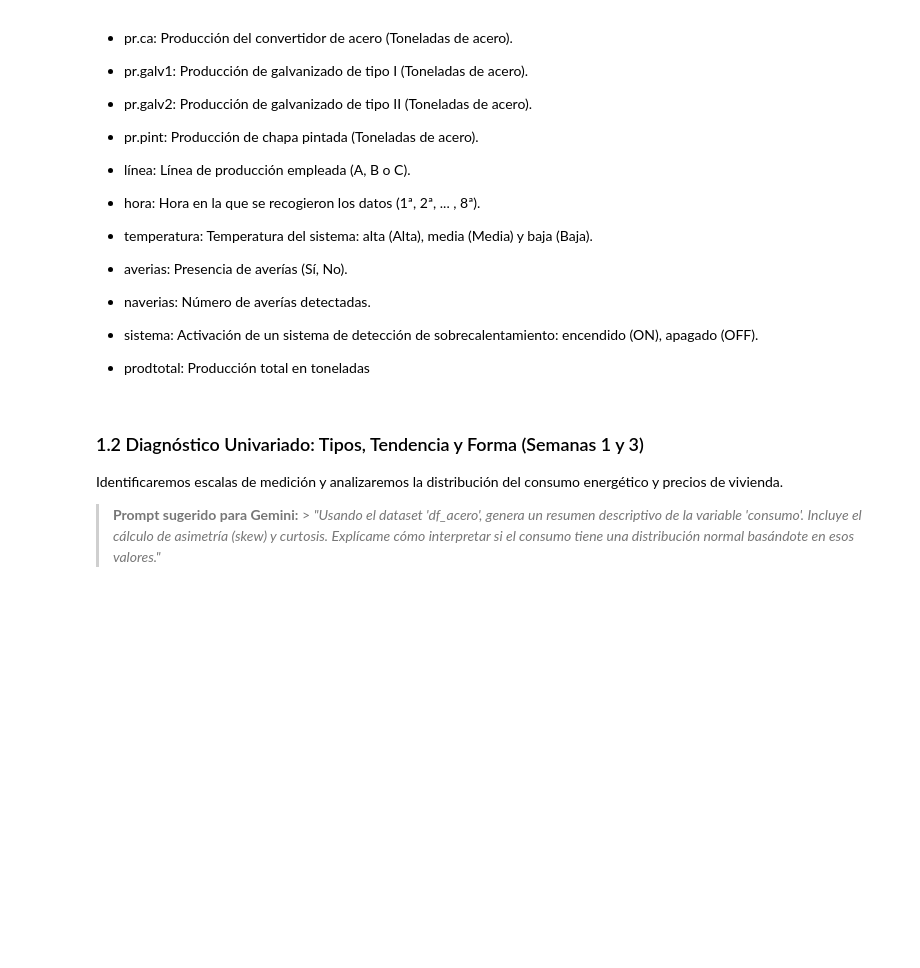
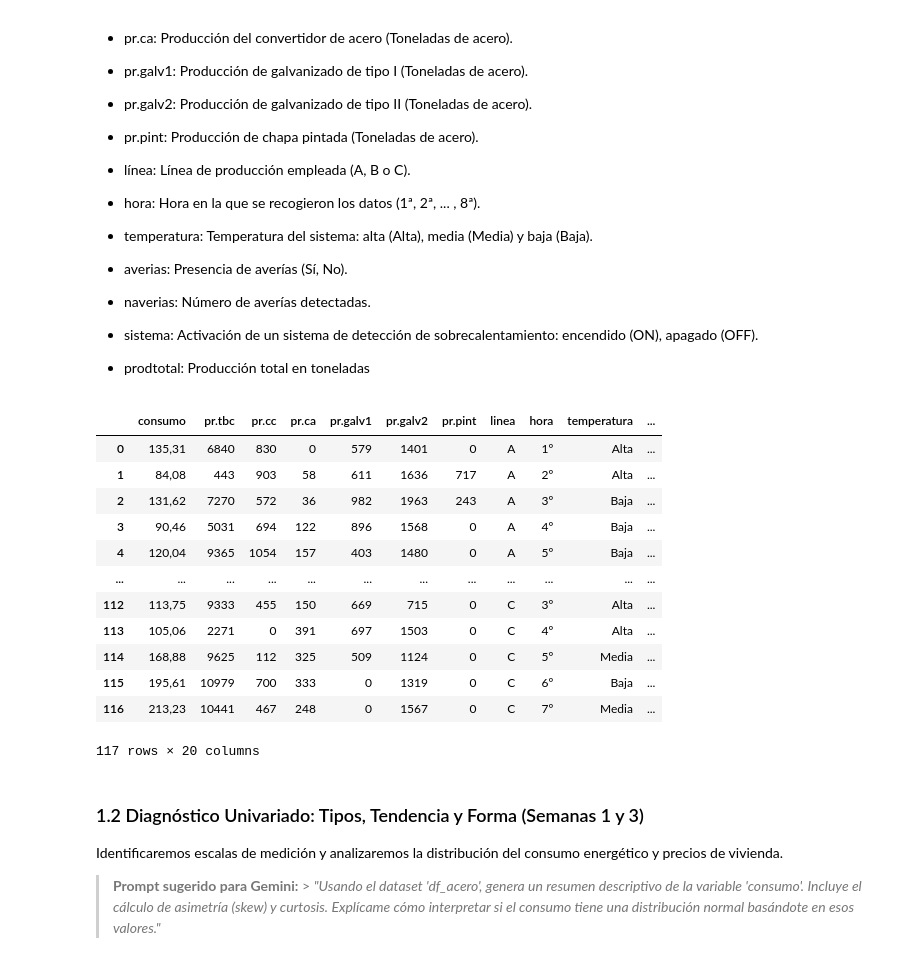
Before and after one commit to emersonmendez2004-rgb/fundamentos-de-la-estadistica, a Jupyter notebook: 4_Semana_04_EDA_Intensivo_Python_y_R_SEMANAS_1_4.ipynb, the cells around one changed output. Cells and saved outputs as stored; diff of their text form; code cells hidden in the pictures; blank space fills up the shorter version.

Commit message:
carga del dataset acero con panda

```diff
--- a/4_Semana_04_EDA_Intensivo_Python_y_R_SEMANAS_1_4.ipynb
+++ b/4_Semana_04_EDA_Intensivo_Python_y_R_SEMANAS_1_4.ipynb
@@ -259,6 +264,25 @@ Con el fin de analizar el consumo energético de una empresa productora de acero
 # %%
 # [CELDA DE CÓDIGO: Pide a Gemini que complete el código aquí]
 import pandas as pd
+# %%
+#cargar el dataset acero.scv que esta en la ubicacion:
+df_acero = pd.read_csv("/content/drive/MyDrive/estadistica _G1_2026_1/acero (2).csv")
+# %%
+df_acero
+# %% [output]
+|  | consumo | pr.tbc | pr.cc | pr.ca | pr.galv1 | pr.galv2 | pr.pint | linea | hora | temperatura | ... |
+| 0 | 135,31 | 6840 | 830 | 0 | 579 | 1401 | 0 | A | 1º | Alta | ... |
+| 1 | 84,08 | 443 | 903 | 58 | 611 | 1636 | 717 | A | 2º | Alta | ... |
+| 2 | 131,62 | 7270 | 572 | 36 | 982 | 1963 | 243 | A | 3º | Baja | ... |
+| 3 | 90,46 | 5031 | 694 | 122 | 896 | 1568 | 0 | A | 4º | Baja | ... |
+| 4 | 120,04 | 9365 | 1054 | 157 | 403 | 1480 | 0 | A | 5º | Baja | ... |
+| ... | ... | ... | ... | ... | ... | ... | ... | ... | ... | ... | ... |
+| 112 | 113,75 | 9333 | 455 | 150 | 669 | 715 | 0 | C | 3º | Alta | ... |
+| 113 | 105,06 | 2271 | 0 | 391 | 697 | 1503 | 0 | C | 4º | Alta | ... |
+| 114 | 168,88 | 9625 | 112 | 325 | 509 | 1124 | 0 | C | 5º | Media | ... |
+| 115 | 195,61 | 10979 | 700 | 333 | 0 | 1319 | 0 | C | 6º | Baja | ... |
+| 116 | 213,23 | 10441 | 467 | 248 | 0 | 1567 | 0 | C | 7º | Media | ... |
+117 rows × 20 columns
 # %% [markdown]
 ### 1.2 Diagnóstico Univariado: Tipos, Tendencia y Forma (Semanas 1 y 3)
 
```
Also changed, not shown: parts of 1 cell of this notebook.
